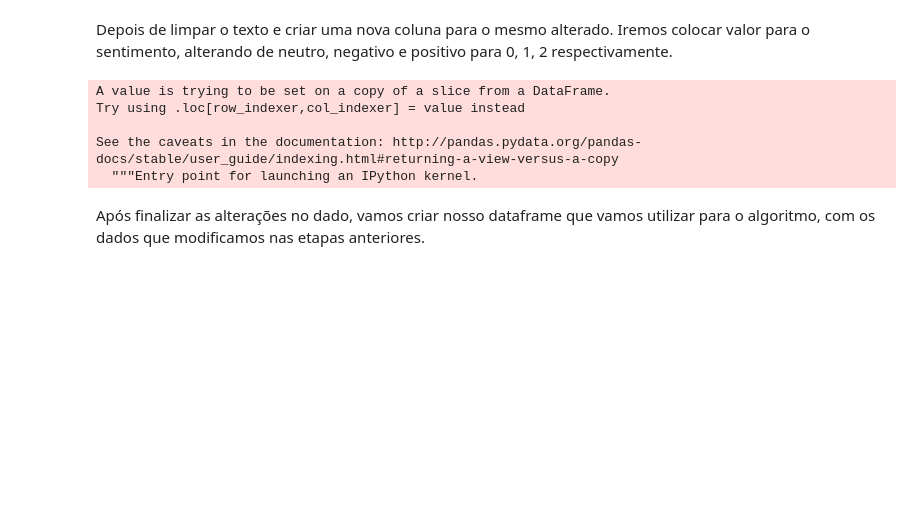
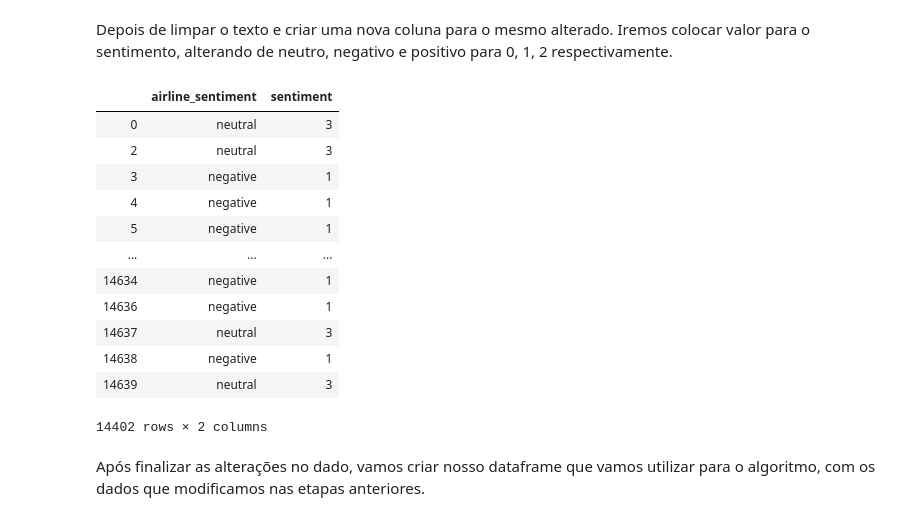
Before and after one commit to maurofloriano/cefet_ml, a Jupyter notebook: sentiment_analysis.ipynb, the cells around one changed output. Cells and saved outputs as stored; diff of their text form; code cells hidden in the pictures; blank space fills up the shorter version.

```diff
--- a/sentiment_analysis.ipynb
+++ b/sentiment_analysis.ipynb
@@ -80,13 +78,22 @@ See the caveats in the documentation: http://pandas.pydata.org/pandas-docs/stabl
 # %% [markdown]
 Depois de limpar o texto e criar uma nova coluna para o mesmo alterado. Iremos colocar valor para o sentimento, alterando de neutro, negativo e positivo para 0, 1, 2 respectivamente.
-# %%
-df_work["sentiment"] = df_work["airline_sentiment"].apply(lambda x: 1 if x=="negative" else (0 if x=="neutro" else 2) )
-# %% [output]
-A value is trying to be set on a copy of a slice from a DataFrame.
-Try using .loc[row_indexer,col_indexer] = value instead
-
-See the caveats in the documentation: http://pandas.pydata.org/pandas-docs/stable/user_guide/indexing.html#returning-a-view-versus-a-copy
-  """Entry point for launching an IPython kernel.
+# %%
+df_work = analysis.convert_sentiment_to_scalar(web_cleaned_df)
+df_work[['airline_sentiment', 'sentiment']]
+# %% [output]
+|  | airline_sentiment | sentiment |
+| 0 | neutral | 3 |
+| 2 | neutral | 3 |
+| 3 | negative | 1 |
+| 4 | negative | 1 |
+| 5 | negative | 1 |
+| ... | ... | ... |
+| 14634 | negative | 1 |
+| 14636 | negative | 1 |
+| 14637 | neutral | 3 |
+| 14638 | negative | 1 |
+| 14639 | neutral | 3 |
+14402 rows × 2 columns
 # %% [markdown]
 Após finalizar as alterações no dado, vamos criar nosso dataframe que vamos utilizar para o algoritmo, com os dados que modificamos nas etapas anteriores.
 # %%
```
Also changed, not shown: parts of 9 cells of this notebook, 5 other files.
